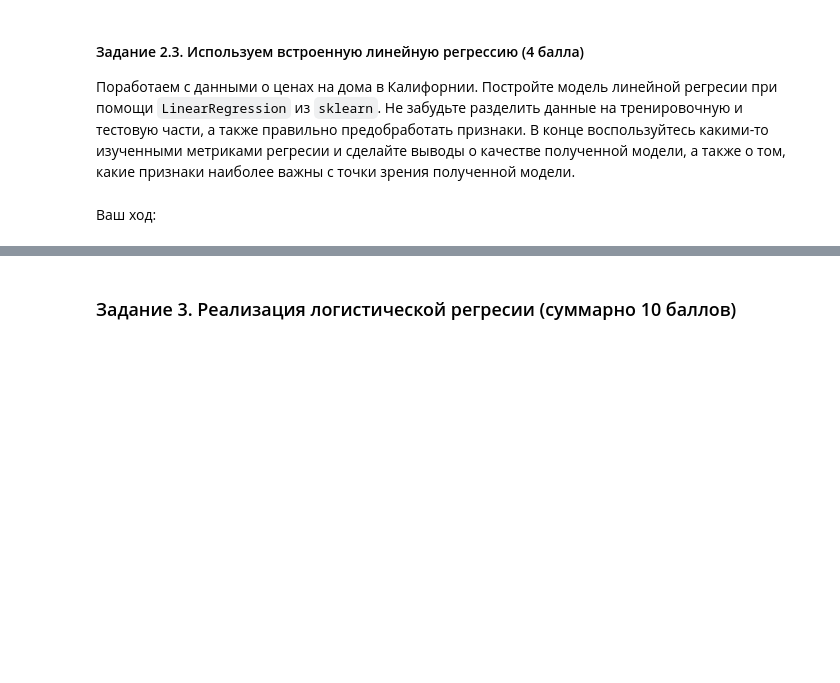
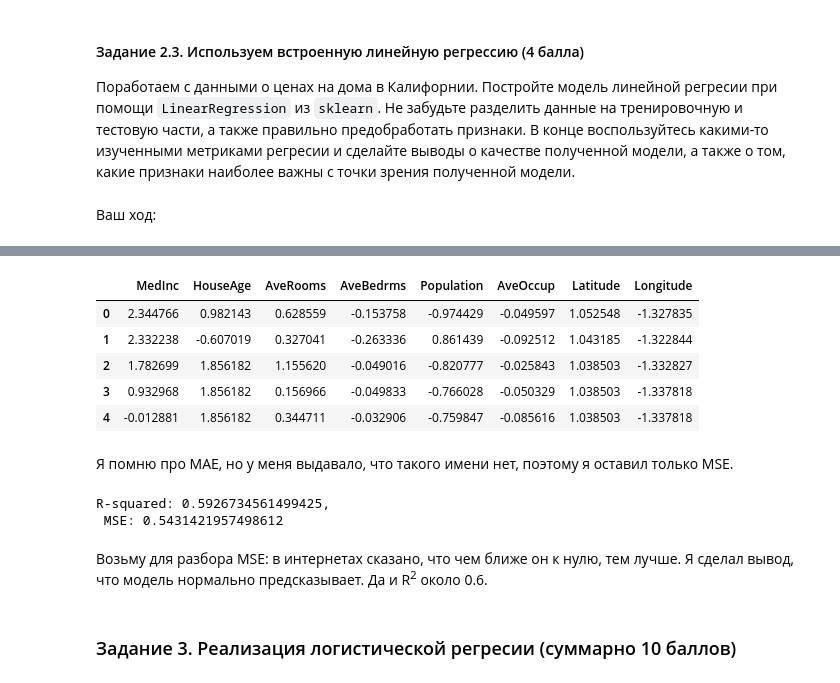
Before and after one commit to LeviusBI/BI_ML_2023, a Jupyter notebook: Linear_models/code/Linear_models.ipynb, the cells around one changed output, grey strips where cells are left out. Drawn from its saved outputs; the diff is of its cells as text; code cells hidden in the pictures; blank space fills up the shorter version.

```diff
--- a/Linear_models/code/Linear_models.ipynb
+++ b/Linear_models/code/Linear_models.ipynb
@@ -399,0 +445,12 @@ feature_names = data["feature_names"]
+# %%
+scaler = StandardScaler()
+X_scaled = scaler.fit_transform(X)
+# %%
+vals = pd.DataFrame(data=X_scaled, columns=feature_names); vals.head()
+# %% [output]
+|  | MedInc | HouseAge | AveRooms | AveBedrms | Population | AveOccup | Latitude | Longitude |
+| 0 | 2.344766 | 0.982143 | 0.628559 | -0.153758 | -0.974429 | -0.049597 | 1.052548 | -1.327835 |
+| 1 | 2.332238 | -0.607019 | 0.327041 | -0.263336 | 0.861439 | -0.092512 | 1.043185 | -1.322844 |
+| 2 | 1.782699 | 1.856182 | 1.155620 | -0.049016 | -0.820777 | -0.025843 | 1.038503 | -1.332827 |
+| 3 | 0.932968 | 1.856182 | 0.156966 | -0.049833 | -0.766028 | -0.050329 | 1.038503 | -1.337818 |
+| 4 | -0.012881 | 1.856182 | 0.344711 | -0.032906 | -0.759847 | -0.085616 | 1.038503 | -1.337818 |
@@ -400,3 +468,13 @@ feature_names = data["feature_names"]
+# %% [markdown]
+Я помню про МАЕ, но у меня выдавало, что такого имени нет, поэтому я оставил только MSE.
+# %%
+nl = '\n'
+print(f'R-squared: {r2},{nl} MSE: {MSE}')
+# %% [output]
+R-squared: 0.5926734561499425,
+ MSE: 0.5431421957498612
+# %% [markdown]
+Возьму для разбора MSE: в интернетах сказано, что чем ближе он к нулю, тем лучше. Я сделал вывод, что модель нормально предсказывает. Да и R<sup>2</sup> около 0.6.
 # %% [markdown]
 ### Задание 3. Реализация логистической регресии (суммарно 10 баллов)
 # %% [markdown]
```
Also changed, not shown: parts of 14 cells of this notebook.
